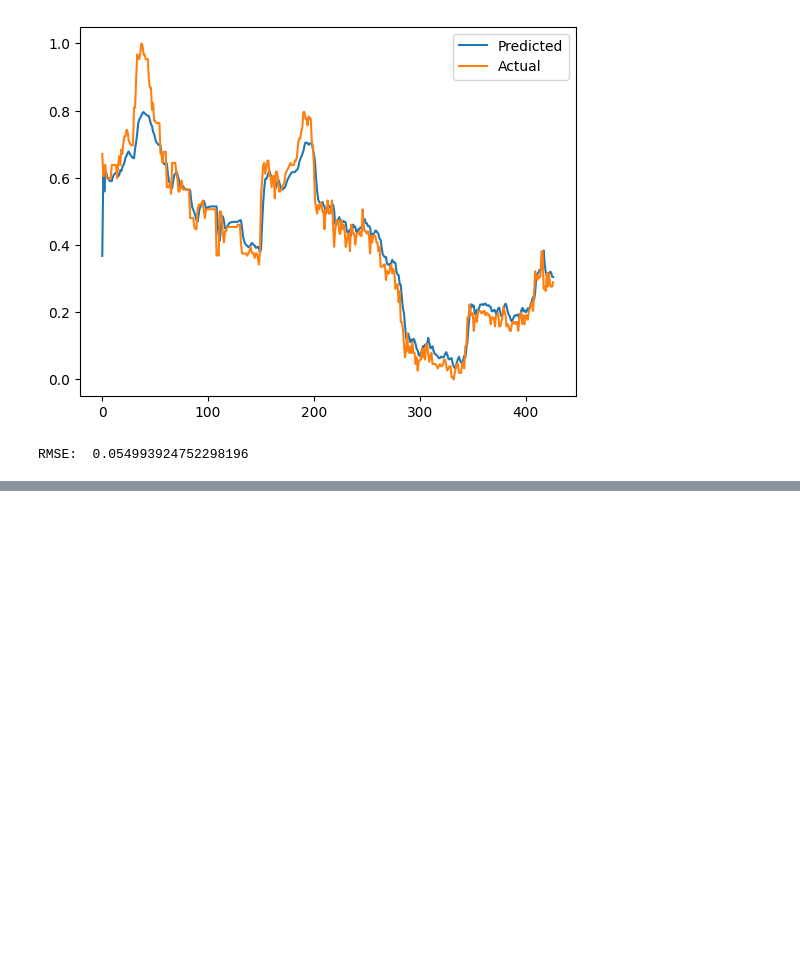
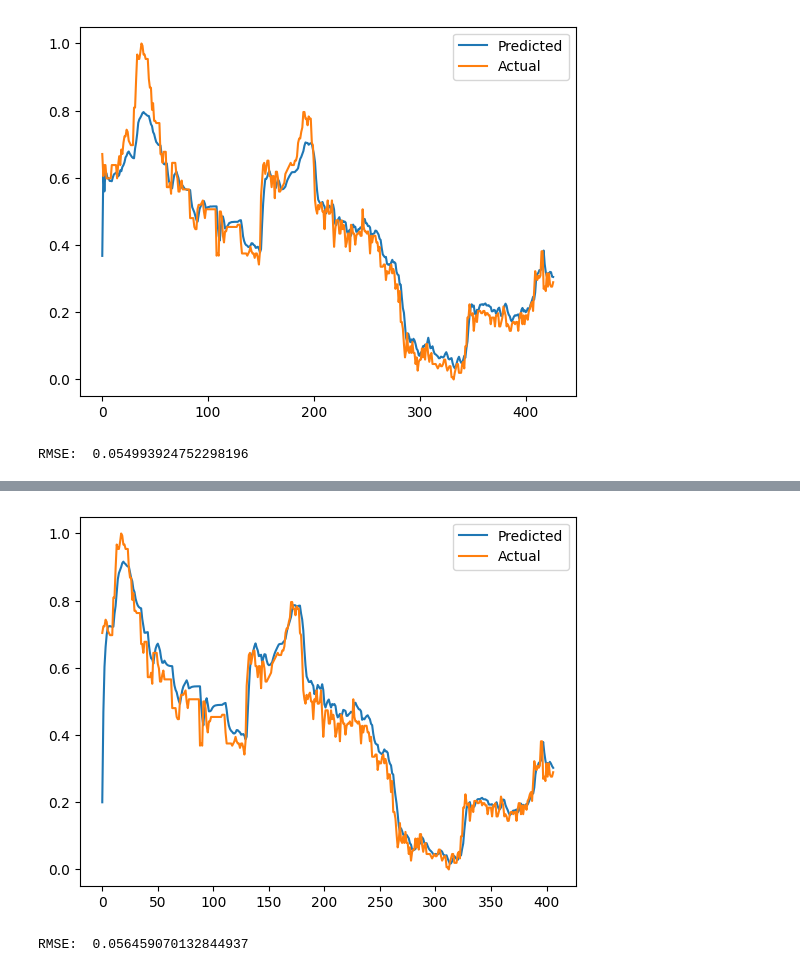
Before and after one commit to thethomasam/DL-Assignmnet-3-RNN, a Jupyter notebook: Assignment-3F.ipynb, the cells around one changed output, grey strips where cells are left out. Saved outputs shown, nothing was run; the diff lists cells and outputs as text; code cells hidden in the pictures; blank space fills up the shorter version.

```diff
--- a/Assignment-3F.ipynb
+++ b/Assignment-3F.ipynb
@@ -526,0 +465,5 @@ RMSE:  0.010924174741707026
+# %%
+test_model(gru_model,X_val,Y_val)
+# %% [output]
+[figure, added]
+RMSE:  0.056459070132844937
```
Also changed, not shown: parts of 13 cells of this notebook.
